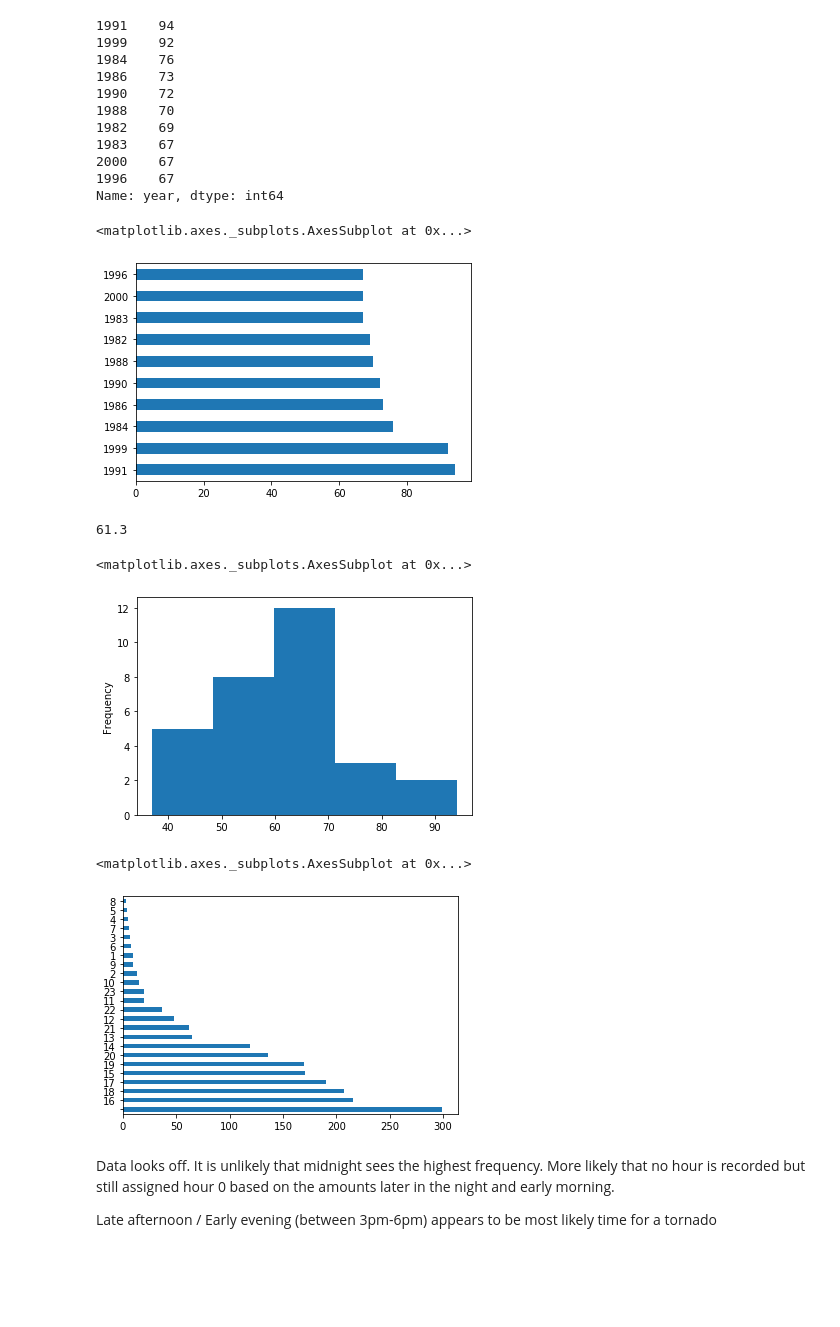
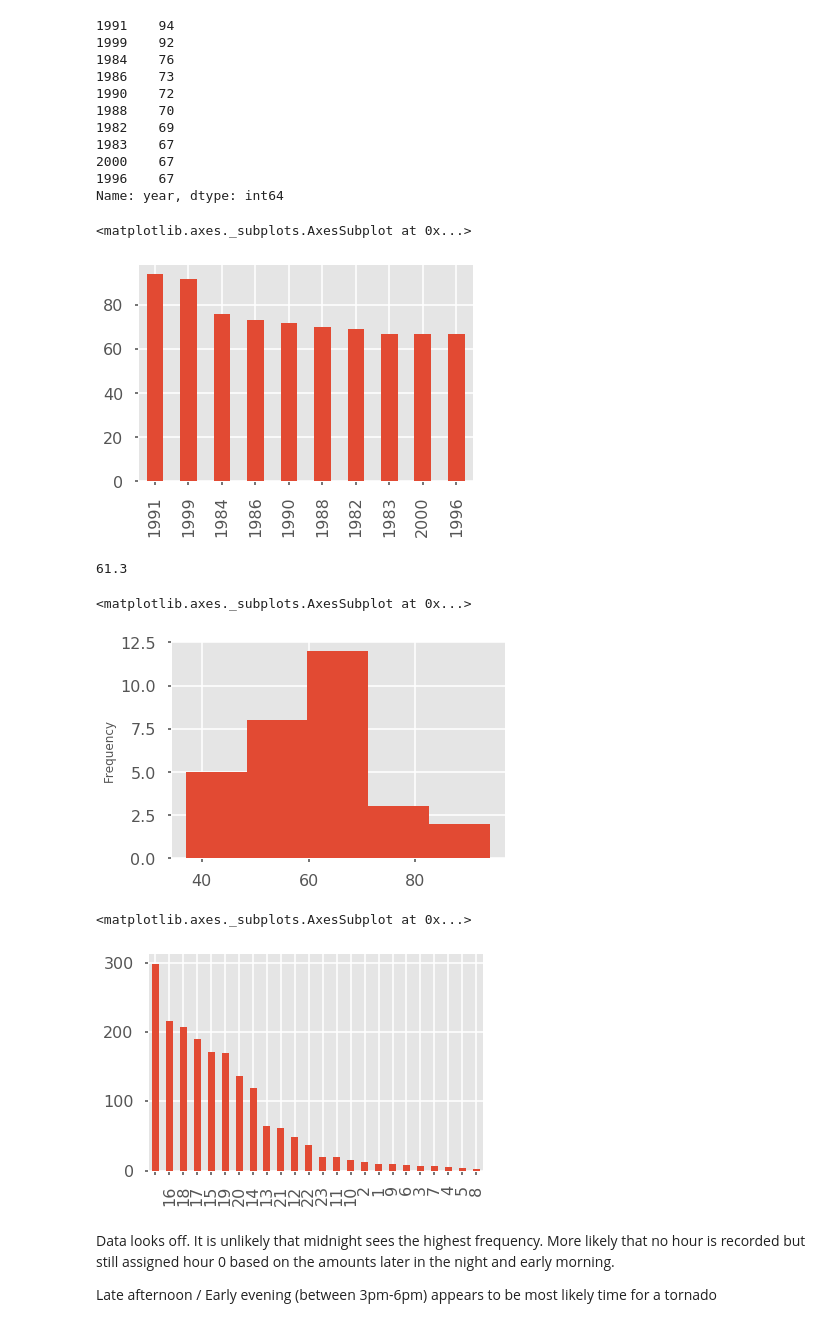
Before and after one commit to alaudet/data-analysis, a Jupyter notebook: tornadoes/Tornadoes-1980-2009.ipynb, the cells around one changed output. Saved outputs shown, nothing was run; the diff lists cells and outputs as text; code cells hidden in the pictures; blank space fills up the shorter version.

Commit message:
Add to Tornadoes - Change color schemes and graph styles

```diff
--- a/tornadoes/Tornadoes-1980-2009.ipynb
+++ b/tornadoes/Tornadoes-1980-2009.ipynb
@@ -35,6 +35,9 @@ The data provided by the OpenData portal is seriously lacking.  It appears a tea
 %matplotlib inline
 import pandas as pd
 import folium
+import matplotlib.style as style
+style.use('seaborn-poster') #sets the size of the charts
+style.use('ggplot')
 # %%
 from IPython.core.display import HTML
 css = open('../css/style-table.css').read() + open('../css/style-notebook.css').read()
@@ -215,10 +219,10 @@ df.year.value_counts().head(10)
 Name: year, dtype: int64
 # %%
 # Graph the most active years
-df.year.value_counts().head(10).plot(kind='barh')
+df.year.value_counts().head(10).plot(kind='bar')
 # %% [output]
 <matplotlib.axes._subplots.AxesSubplot at 0x...>
-[figure, old version]
+[figure, new version]
 # %%
 # Average number of tornadoes per year
 df.year.value_counts().mean()
@@ -230,13 +234,13 @@ df.year.value_counts().mean()
 df.year.value_counts().plot(kind='hist', bins=5)
 # %% [output]
 <matplotlib.axes._subplots.AxesSubplot at 0x...>
-[figure, old version]
+[figure, new version]
 # %%
 #most active hours of the day
-df.hour.value_counts().plot(kind='barh')
+df.hour.value_counts().plot(kind='bar')
 # %% [output]
 <matplotlib.axes._subplots.AxesSubplot at 0x...>
-[figure, old version]
+[figure, new version]
 # %% [markdown]
 Data looks off.  It is unlikely that midnight sees the highest frequency.  More likely that no hour is recorded but still assigned hour 0 based on the amounts later in the night and early morning.
 
```
Also changed, not shown: parts of 22 cells of this notebook, 5 other files.
